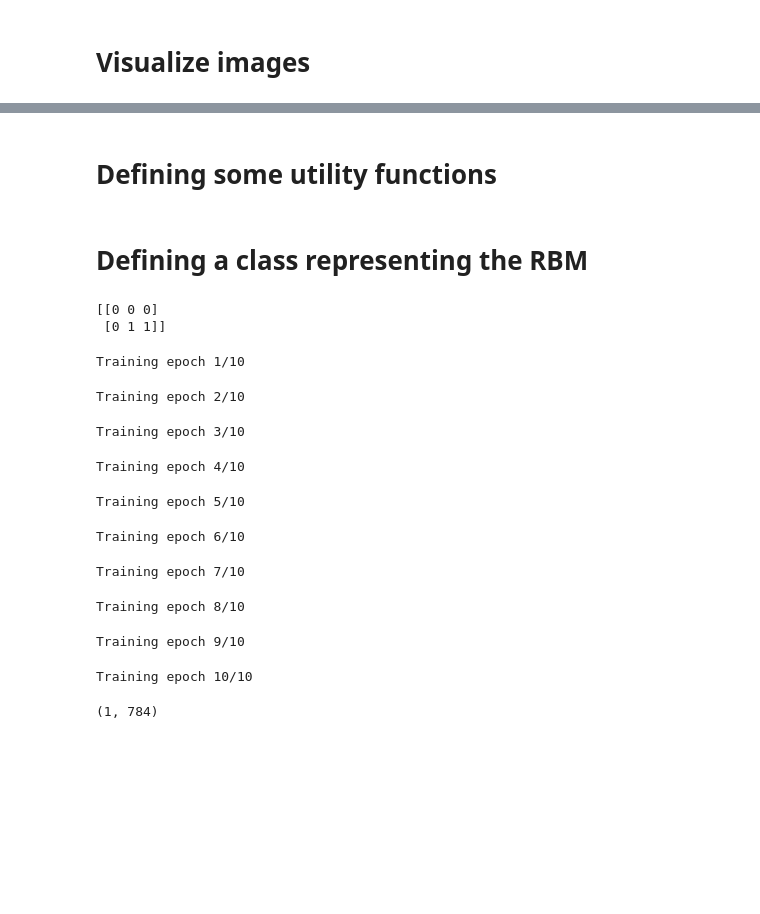
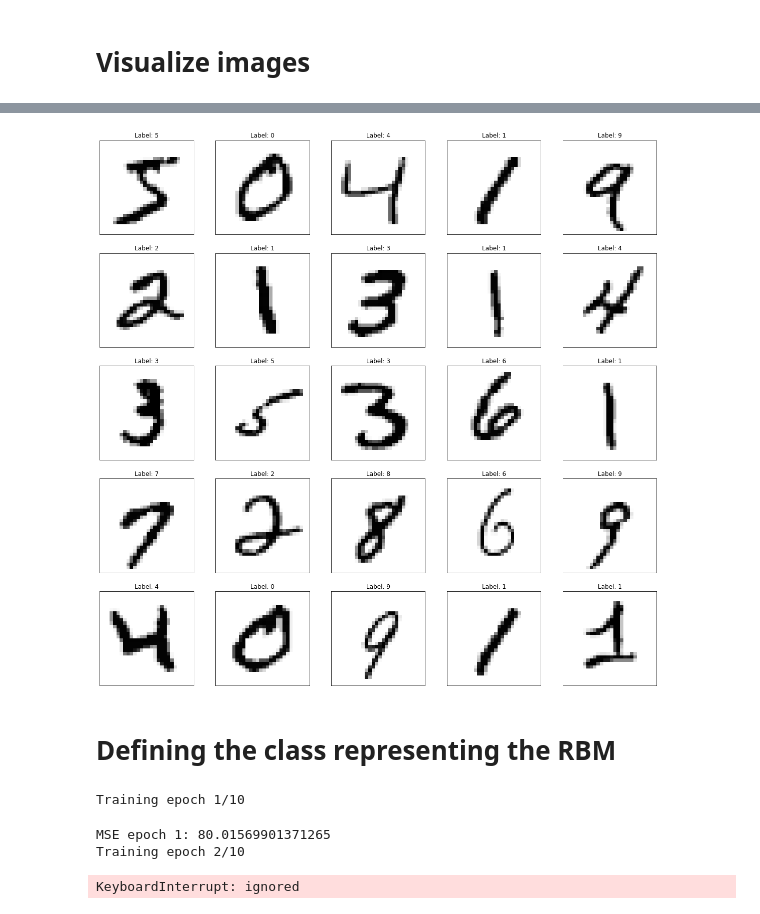
Before and after one commit to DiegoArcelli/ISPR-Midterms, a Jupyter notebook: Midterm2/Assignment2/rbm.ipynb, the cells around one changed output, grey strips where cells are left out. Cells and saved outputs as stored; diff of their text form; code cells hidden in the pictures; blank space fills up the shorter version.

```diff
--- a/Midterm2/Assignment2/rbm.ipynb
+++ b/Midterm2/Assignment2/rbm.ipynb
@@ -116,2 +155,0 @@ visualize_image(train_data[4], train_label[4])
-# %% [markdown]
-# Defining some utility functions
@@ -125,5 +156,10 @@ def elment_wise_mul(v, h, i, j):
+# %%
+size = 5
+visualize_image_grid(train_data[:size*size], train_label[:size*size], 5)
+# %% [output]
+[figure, added]
 # %% [markdown]
-# Defining a class representing the RBM
+# Defining the class representing the RBM
 # %%
 class RBM:
 
@@ -191,27 +238,8 @@ class RBM:
-# %%
-model = RBM(5, 3)
-v = np.random.randint(0, 2, (2,5))
-a, p = model.hidden_forward(v)
-print(a)
-# %% [output]
-[[0 0 0]
- [0 1 1]]
 # %%
-model = RBM(784, 128)
-model.train(train_data, epochs=10, batch_size=64, lr=1)
+model = RBM(784, 64)
+model.train(train_data, epochs=10, batch_size=32, lr=0.75)
 # %% [output]
 Training epoch 1/10
+MSE epoch 1: 80.01569901371265
 Training epoch 2/10
-Training epoch 3/10
+KeyboardInterrupt: ignored
-Training epoch 4/10
-Training epoch 5/10
-Training epoch 6/10
-Training epoch 7/10
-Training epoch 8/10
-Training epoch 9/10
-Training epoch 10/10
-# %%
-model = RBM(784, 128)
-train_data[0].reshape(1, -1).shape
-# %% [output]
-(1, 784)
```
Also changed, not shown: parts of 9 cells of this notebook.
